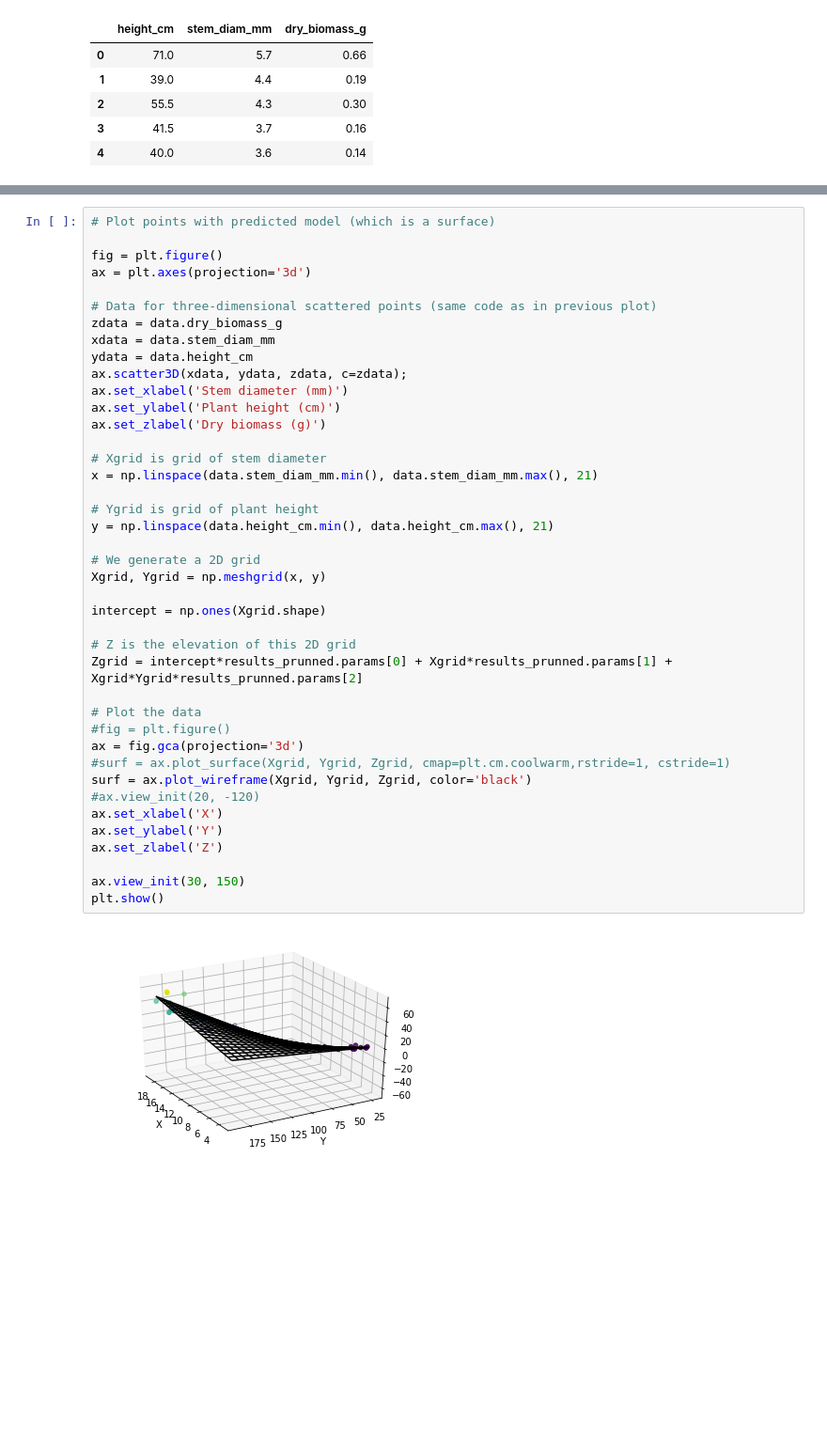
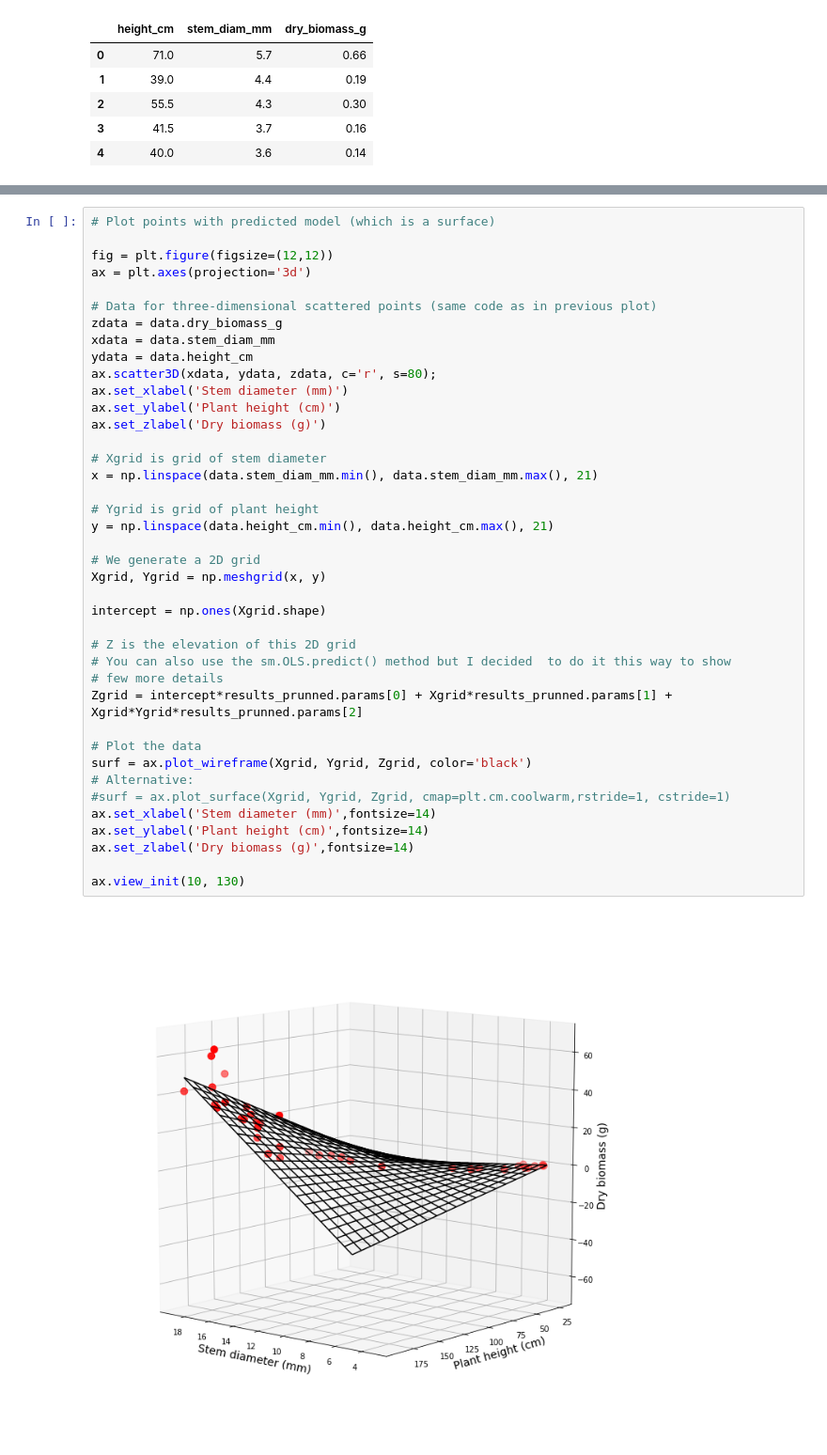
Before and after one commit to andres-patrignani/pynotes, a Jupyter notebook: notebooks/stats_multiple_linear_regression.ipynb, the cells around one changed output, grey strips where cells are left out. Shown at 94% size. Cells and saved outputs as stored; diff of their text form; blank space fills up the shorter version.

```diff
--- a/notebooks/stats_multiple_linear_regression.ipynb
+++ b/notebooks/stats_multiple_linear_regression.ipynb
@@ -145,43 +114,42 @@ dtype: float64
 # %%
 # Plot points with predicted model (which is a surface)
 
-fig = plt.figure()
+fig = plt.figure(figsize=(12,12))
 ax = plt.axes(projection='3d')
 
 # Data for three-dimensional scattered points (same code as in previous plot)
 zdata = data.dry_biomass_g
 xdata = data.stem_diam_mm
 ydata = data.height_cm
-ax.scatter3D(xdata, ydata, zdata, c=zdata);
+ax.scatter3D(xdata, ydata, zdata, c='r', s=80);
 ax.set_xlabel('Stem diameter (mm)')
 ax.set_ylabel('Plant height (cm)')
 ax.set_zlabel('Dry biomass (g)')
 
 # Xgrid is grid of stem diameter
 x = np.linspace(data.stem_diam_mm.min(), data.stem_diam_mm.max(), 21)
 
 # Ygrid is grid of plant height
 y = np.linspace(data.height_cm.min(), data.height_cm.max(), 21)
 
 # We generate a 2D grid
 Xgrid, Ygrid = np.meshgrid(x, y)
 
 intercept = np.ones(Xgrid.shape)
 
 # Z is the elevation of this 2D grid
+# You can also use the sm.OLS.predict() method but I decided  to do it this way to show
+# few more details
 Zgrid = intercept*results_prunned.params[0] + Xgrid*results_prunned.params[1] + Xgrid*Ygrid*results_prunned.params[2]
 
 # Plot the data
-#fig = plt.figure()
-ax = fig.gca(projection='3d')
+surf = ax.plot_wireframe(Xgrid, Ygrid, Zgrid, color='black')
+# Alternative:
 #surf = ax.plot_surface(Xgrid, Ygrid, Zgrid, cmap=plt.cm.coolwarm,rstride=1, cstride=1)
-surf = ax.plot_wireframe(Xgrid, Ygrid, Zgrid, color='black')
-#ax.view_init(20, -120)
-ax.set_xlabel('X')
-ax.set_ylabel('Y')
-ax.set_zlabel('Z')
+ax.set_xlabel('Stem diameter (mm)',fontsize=14)
+ax.set_ylabel('Plant height (cm)',fontsize=14)
+ax.set_zlabel('Dry biomass (g)',fontsize=14)
 
-ax.view_init(30, 150)
-plt.show()
+ax.view_init(10, 130)
 # %% [output]
-[figure, old version]
+[figure, new version]
```
Also changed, not shown: parts of 7 cells of this notebook, 4 other files.
